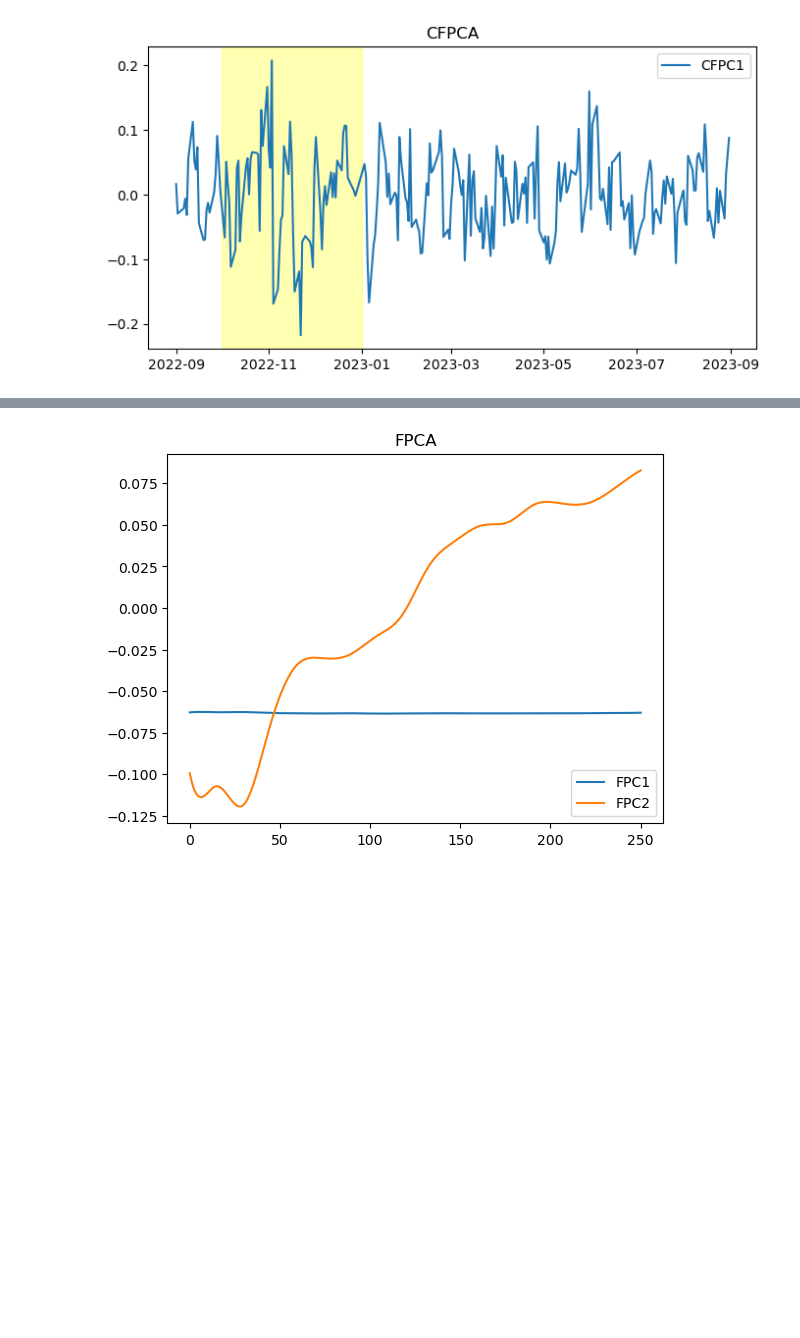
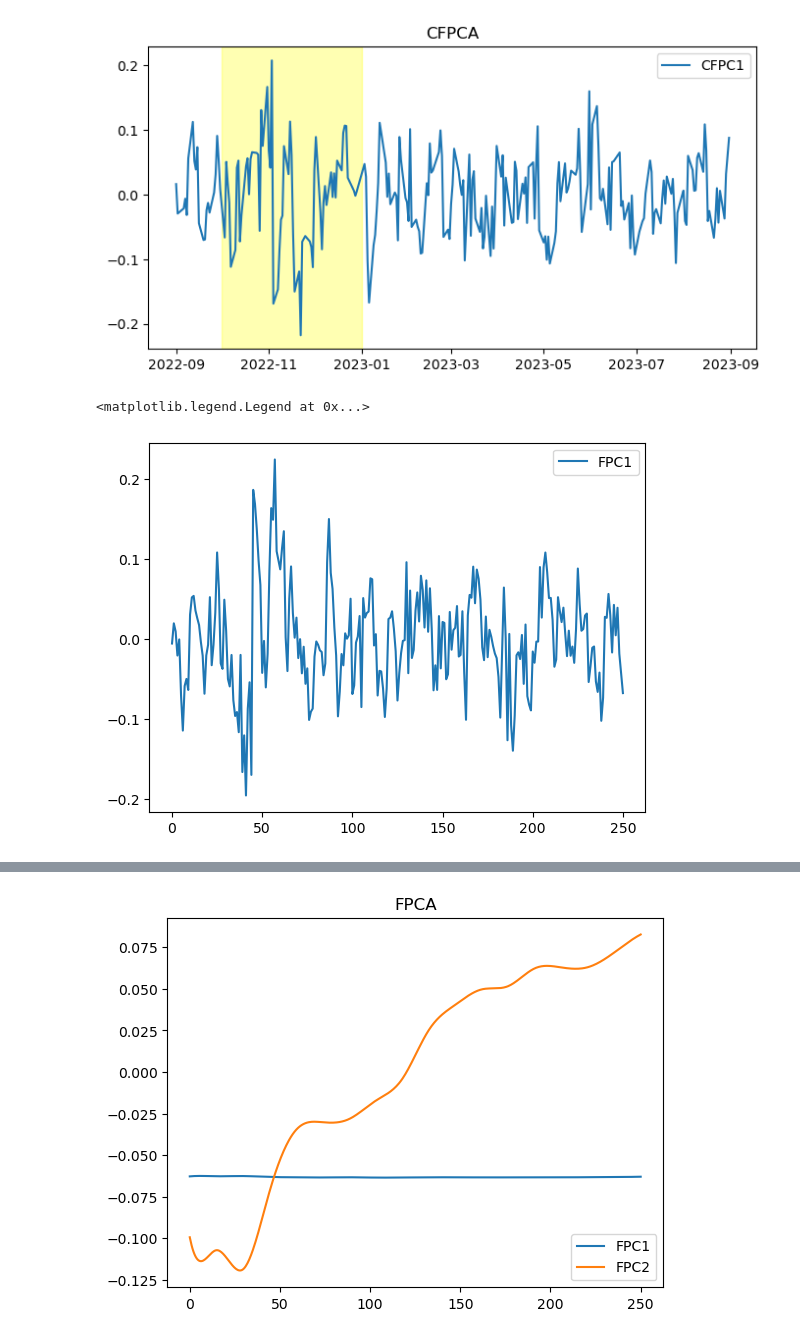
Before and after one commit to ezhang1218/CFPCA, a Jupyter notebook: stocks data CFPCA.ipynb, the cells around one changed output, grey strips where cells are left out. Drawn from its saved outputs; the diff is of its cells as text; code cells hidden in the pictures; blank space fills up the shorter version.

```diff
--- a/stocks data CFPCA.ipynb
+++ b/stocks data CFPCA.ipynb
@@ -620,3 +535,12 @@ unique_components = compute_and_plot_components(standardized_tech_list, standard
+# %%
+plt.plot(t, sorted_eigenvectors[:,0])
+#plt.plot(t, sorted_eigenvectors[:,1])
+#plt.plot(t, (w**(-0.5))*sorted_eigenvectors[:,2])
+#plt.plot(t, (w**(-0.5))*sorted_eigenvectors[:,3])
+plt.legend(['FPC1', 'FPC2'], loc = "upper right")
+# %% [output]
+<matplotlib.legend.Legend at 0x...>
+[figure, added]
 # %%
 import pandas as pd
 import numpy as np
```
Also changed, not shown: parts of 14 cells of this notebook, 7 other files.
